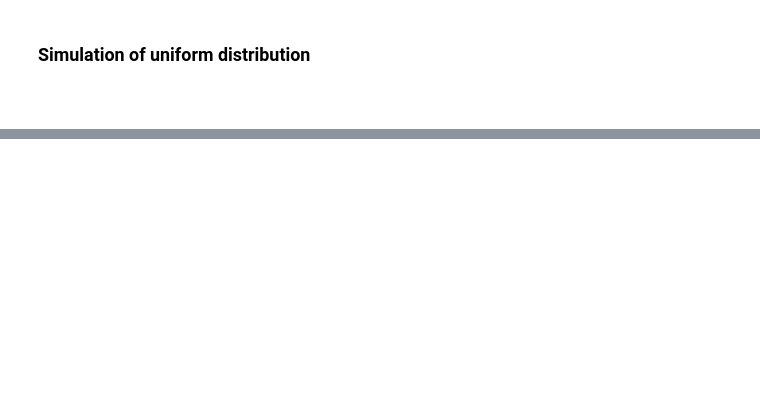
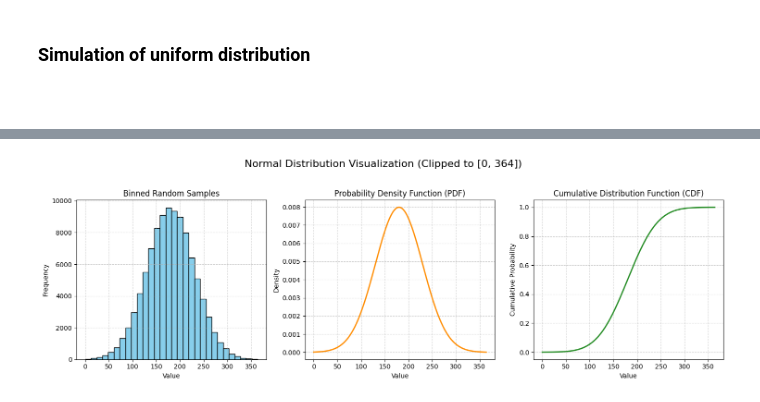
Before and after one commit to filippigianluca/probability_paradoxes, a Jupyter notebook: Birthday_paradox.ipynb, the cells around one changed output, grey strips where cells are left out. Saved outputs shown, nothing was run; the diff lists cells and outputs as text; code cells hidden in the pictures; blank space fills up the shorter version.

```diff
--- a/Birthday_paradox.ipynb
+++ b/Birthday_paradox.ipynb
@@ -125,0 +208,41 @@ array([  4, 206])
+# %%
+from scipy.stats import norm
+# Parameters for the normal distribution
+mean = 180
+std_dev = 50
+N = 100000  # Number of samples
+
+# Generate random samples from a normal distribution and clip values to [0, 364]
+samples = np.clip(np.random.normal(mean, std_dev, size=N), 0, 364)
+
+# Set up subplots with a common title and tight layout
+fig, axs = plt.subplots(1, 3, figsize=(15, 5))
+fig.suptitle("Normal Distribution Visualization (Clipped to [0, 364])", fontsize=16)
+
+# Subplot 1: Histogram of random samples
+axs[0].set_title("Binned Random Samples", fontsize=12)
+axs[0].hist(samples, bins=30, color="skyblue", edgecolor="black")
+axs[0].set_xlabel("Value")
+axs[0].set_ylabel("Frequency")
+axs[0].grid(True, linestyle="--", alpha=0.6)
+
+# Subplot 2: Probability Density Function (PDF)
+x_loc = np.linspace(0, 364, 200)
+axs[1].set_title("Probability Density Function (PDF)", fontsize=12)
+axs[1].plot(x_loc, norm.pdf(x_loc, mean, std_dev), color="darkorange", lw=2)
+axs[1].set_xlabel("Value")
+axs[1].set_ylabel("Density")
+axs[1].grid(True, linestyle="--", alpha=0.6)
+
+# Subplot 3: Cumulative Distribution Function (CDF)
+axs[2].set_title("Cumulative Distribution Function (CDF)", fontsize=12)
+axs[2].plot(x_loc, norm.cdf(x_loc, mean, std_dev), color="forestgreen", lw=2)
+axs[2].set_xlabel("Value")
+axs[2].set_ylabel("Cumulative Probability")
+axs[2].grid(True, linestyle="--", alpha=0.6)
+
+# Adjust layout for better spacing
+plt.tight_layout(rect=[0, 0, 1, 0.95])
+plt.show()
+# %% [output]
+[figure, added]
```
Also changed, not shown: parts of 17 cells of this notebook.
